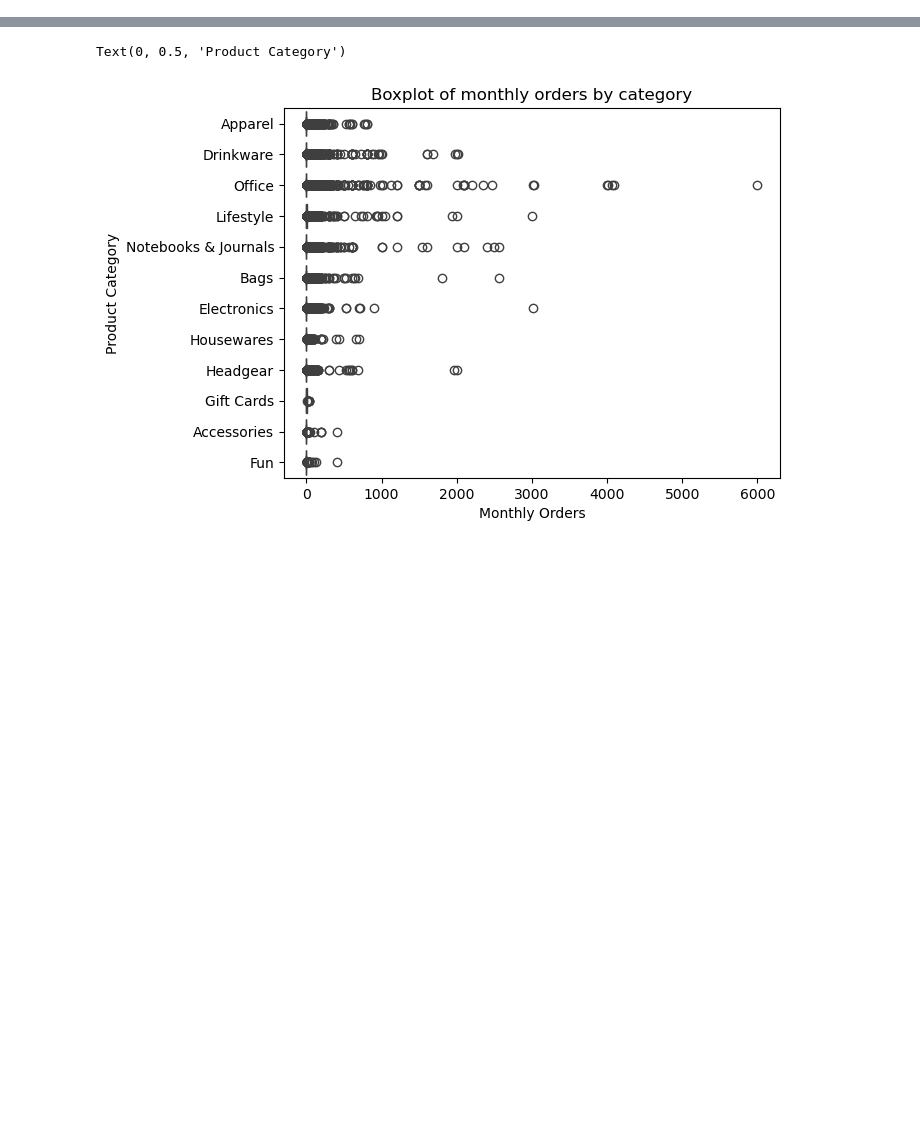
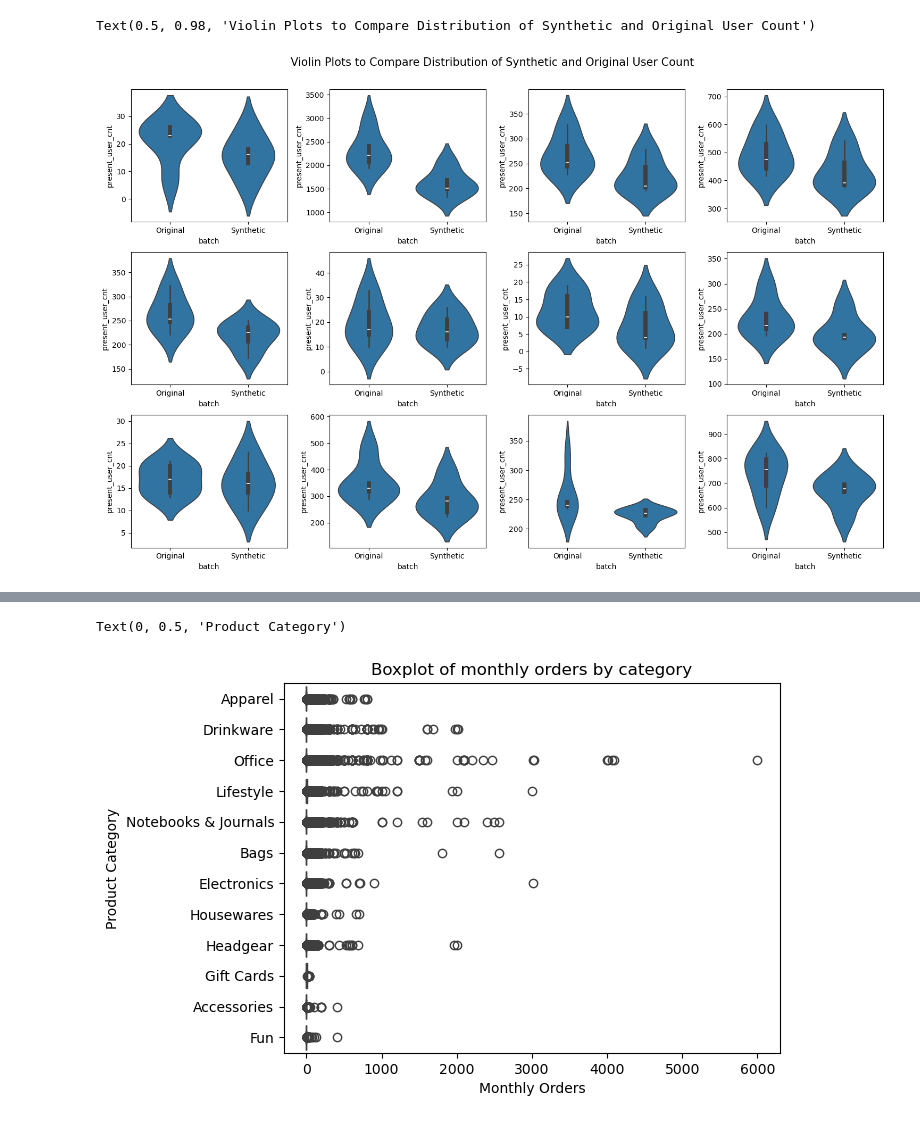
Before and after one commit to woobrandon/DSA3101-Potato-Wedges, a Jupyter notebook: SubgroupB/DemandForecasting.ipynb, the cells around one changed output, grey strips where cells are left out. Drawn from its saved outputs; the diff is of its cells as text; code cells hidden in the pictures; blank space fills up the shorter version.

```diff
--- a/SubgroupB/DemandForecasting.ipynb
+++ b/SubgroupB/DemandForecasting.ipynb
@@ -392,0 +250,21 @@ Text(0, 0.5, 'Product Category')
+# %%
+fig2, axes2 = plt.subplots(3, 4, figsize=(15, 10))
+categories = synthetic_data_check_full['product_category'].unique()
+
+i=0
+j=0
+for category in categories:
+    sns.violinplot(data = synthetic_data_check_full.loc[synthetic_data_check_full['product_category'] == category], x = 'batch', y = 'present_user_cnt', ax = axes2[i, j])
+    if j != 3:
+        j += 1
+    else:
+        i += 1
+        j = 0
+
+# Adjust the layout
+plt.tight_layout()
+plt.subplots_adjust(top=0.92)
+plt.suptitle('Violin Plots to Compare Distribution of Synthetic and Original User Count', fontsize = 15)
+# %% [output]
+Text(0.5, 0.98, 'Violin Plots to Compare Distribution of Synthetic and Original User Count')
+[figure, added]
```
Also changed, not shown: parts of 111 cells of this notebook, 2 other files.
